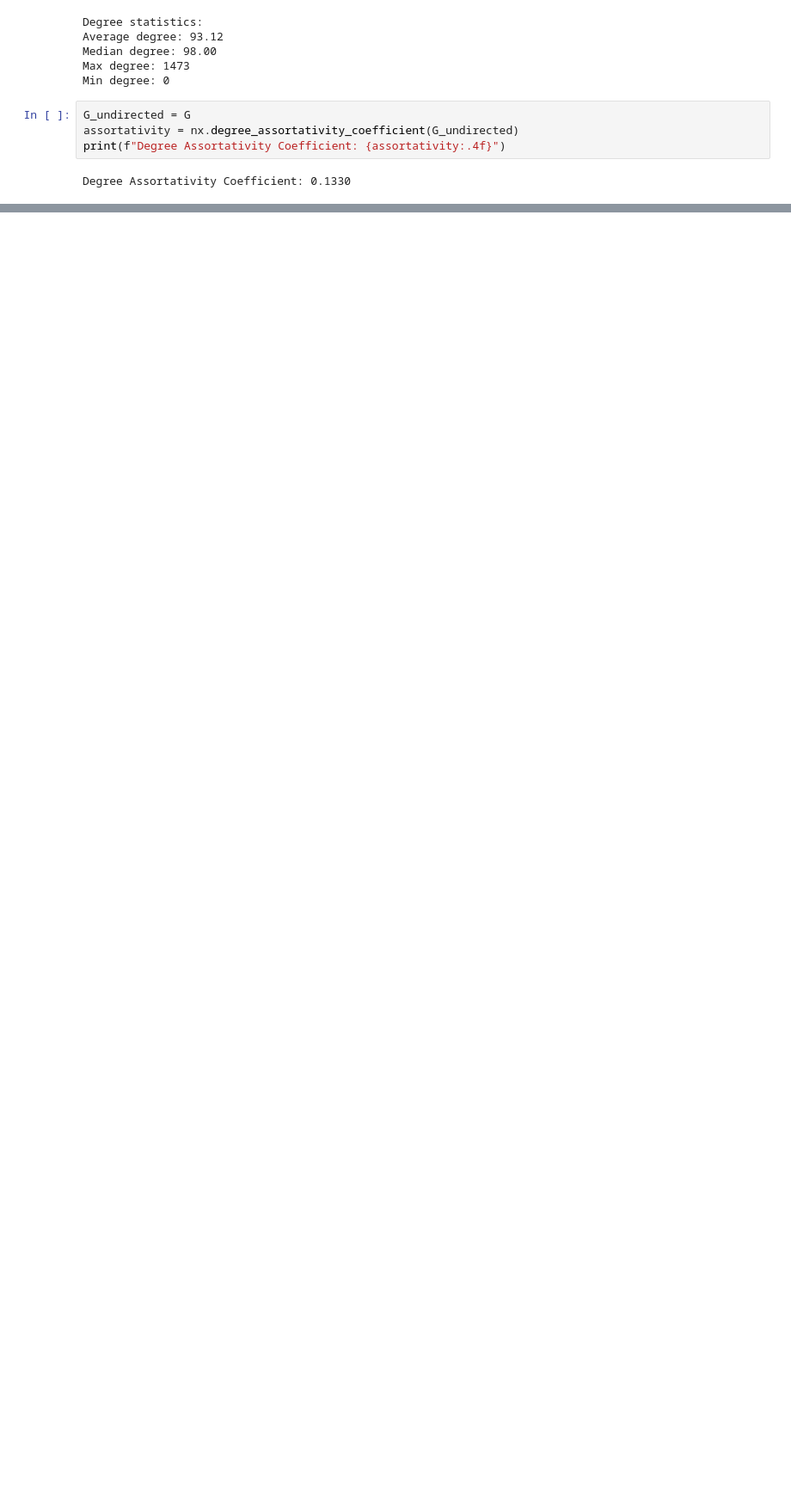
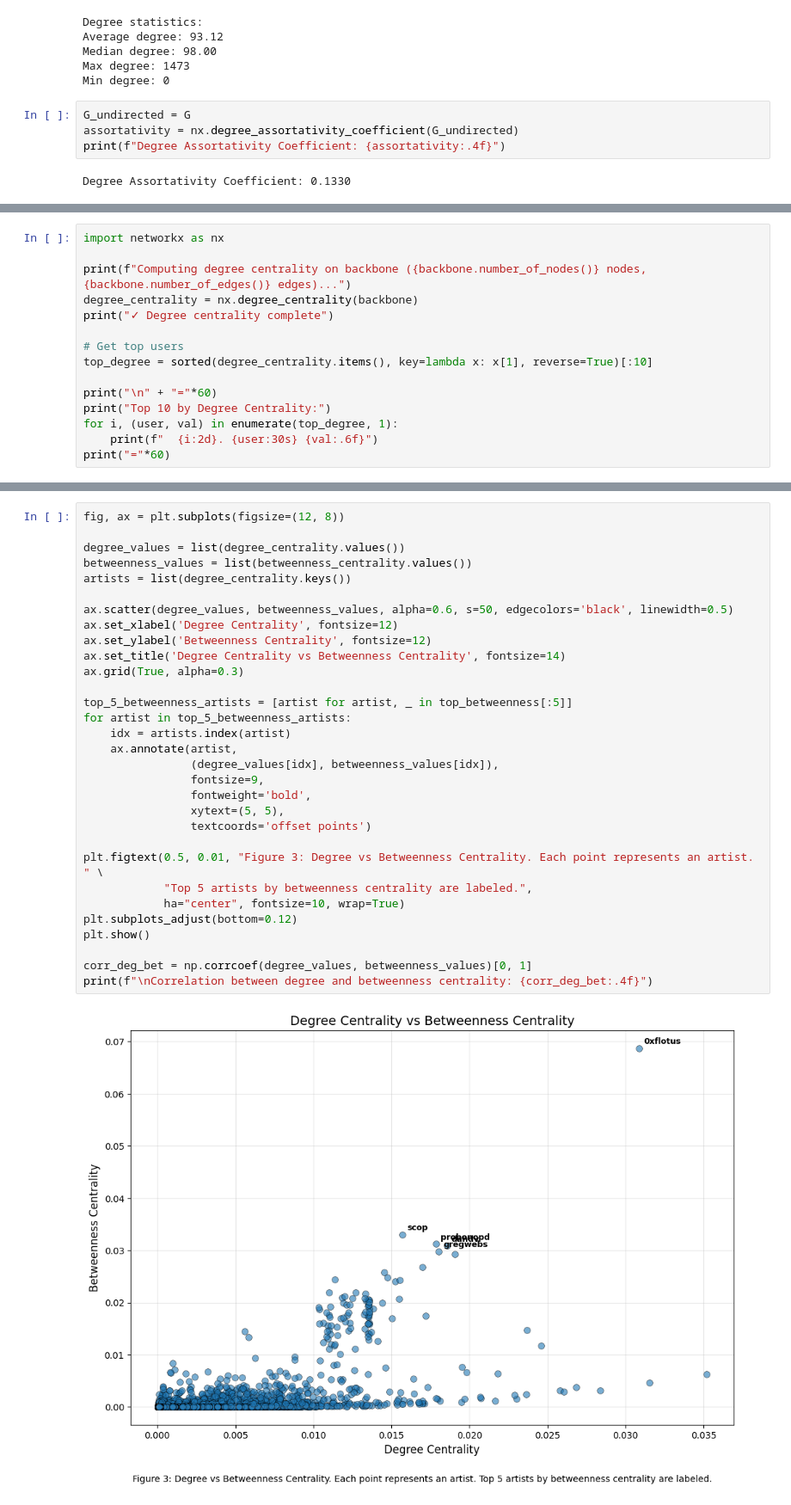
Before and after one commit to Pakkutaq/SG_rock_network, a Jupyter notebook: MainProject/ProjectNotebook.ipynb, the cells around one changed output, grey strips where cells are left out. Shown at 86% size. Saved outputs shown, nothing was run; the diff lists cells and outputs as text; blank space fills up the shorter version.

```diff
--- a/MainProject/ProjectNotebook.ipynb
+++ b/MainProject/ProjectNotebook.ipynb
@@ -250,0 +209,15 @@ plt.show()
+# %%
+import networkx as nx
+
+print(f"Computing degree centrality on backbone ({backbone.number_of_nodes()} nodes, {backbone.number_of_edges()} edges)...")
+degree_centrality = nx.degree_centrality(backbone)
+print("✓ Degree centrality complete")
+
+# Get top users
+top_degree = sorted(degree_centrality.items(), key=lambda x: x[1], reverse=True)[:10]
+
+print("\n" + "="*60)
+print("Top 10 by Degree Centrality:")
+for i, (user, val) in enumerate(top_degree, 1):
+    print(f"  {i:2d}. {user:30s} {val:.6f}")
+print("="*60)
@@ -250,0 +372,33 @@ plt.show()
+# %%
+fig, ax = plt.subplots(figsize=(12, 8))
+
+degree_values = list(degree_centrality.values())
+betweenness_values = list(betweenness_centrality.values())
+artists = list(degree_centrality.keys())
+
+ax.scatter(degree_values, betweenness_values, alpha=0.6, s=50, edgecolors='black', linewidth=0.5)
+ax.set_xlabel('Degree Centrality', fontsize=12)
+ax.set_ylabel('Betweenness Centrality', fontsize=12)
+ax.set_title('Degree Centrality vs Betweenness Centrality', fontsize=14)
+ax.grid(True, alpha=0.3)
+
+top_5_betweenness_artists = [artist for artist, _ in top_betweenness[:5]]
+for artist in top_5_betweenness_artists:
+    idx = artists.index(artist)
+    ax.annotate(artist,
+                (degree_values[idx], betweenness_values[idx]),
+                fontsize=9,
+                fontweight='bold',
+                xytext=(5, 5),
+                textcoords='offset points')
+
+plt.figtext(0.5, 0.01, "Figure 3: Degree vs Betweenness Centrality. Each point represents an artist. " \
+            "Top 5 artists by betweenness centrality are labeled.",
+            ha="center", fontsize=10, wrap=True)
+plt.subplots_adjust(bottom=0.12)
+plt.show()
+
+corr_deg_bet = np.corrcoef(degree_values, betweenness_values)[0, 1]
+print(f"\nCorrelation between degree and betweenness centrality: {corr_deg_bet:.4f}")
+# %% [output]
+[figure, added]
```
Also changed, not shown: parts of 37 cells of this notebook, 4 other files.
